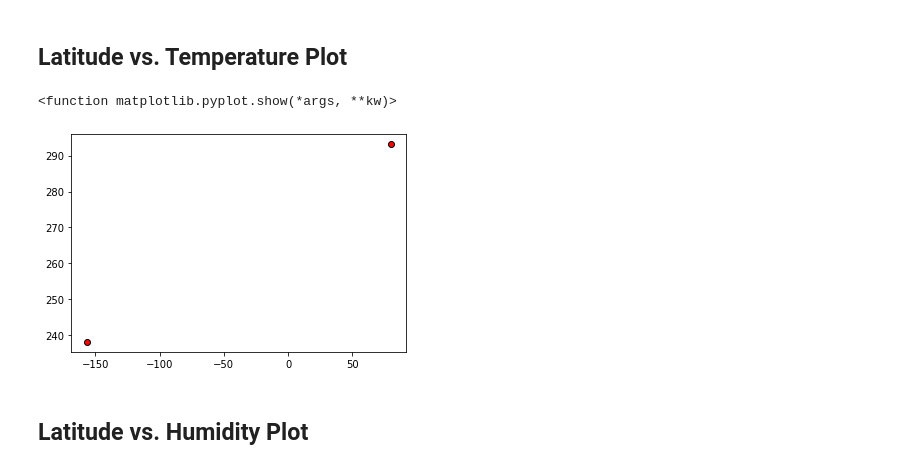
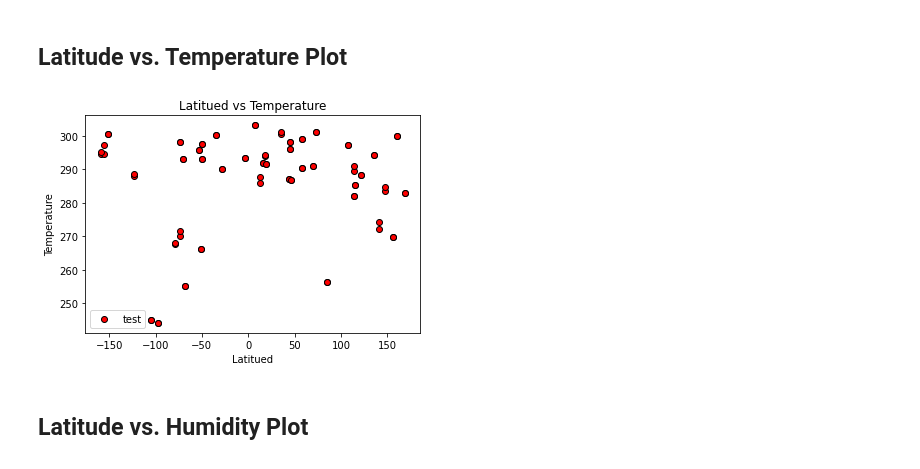
Before and after one commit to RachelFizel/Python-APIs, a Jupyter notebook: WeatherPy/WeatherPy.ipynb, the cells around one changed output. Drawn from its saved outputs; the diff is of its cells as text; code cells hidden in the pictures.

```diff
--- a/WeatherPy/WeatherPy.ipynb
+++ b/WeatherPy/WeatherPy.ipynb
@@ -46,18 +47,18 @@ cities = []
 ##? how did it know to get 612 cities when the commented out code is in use?
 
 # Create a set of random lat and lng combinations
-###lats = np.random.uniform(lat_range[0], lat_range[1], size=1500)
-###lngs = np.random.uniform(lng_range[0], lng_range[1], size=1500)
-###lat_lngs = zip(lats, lngs)
+lats = np.random.uniform(lat_range[0], lat_range[1], size=1500)
+lngs = np.random.uniform(lng_range[0], lng_range[1], size=1500)
+lat_lngs = zip(lats, lngs)
 
 # Identify nearest city for each lat, lng combination
-###for lat_lng in lat_lngs:
-    ###city = citipy.nearest_city(lat_lng[0], lat_lng[1]).city_name
+for lat_lng in lat_lngs:
+    city = citipy.nearest_city(lat_lng[0], lat_lng[1]).city_name
 #below is so I do not go over the rate limits
-cities = ['Kovūr','Mar del Plata','Barrow']
+#cities = ['Kovūr','Mar del Plata','Barrow']
     # If the city is unique, then add it to a our cities list
-    ###if city not in cities:
-    ###    cities.append(city)
+    if city not in cities:
+        cities.append(city)
 
 
 # Print the city count to confirm sufficient count
@@ -127,7 +154,7 @@ Skip this step if there are no cities that have humidity > 100%.
 humid_cities = []
 ####update to 100%
 #get a list of cities that have humidity < 100
-humid_cities = city_results.loc[city_results["Humidity"] > 68, "City Name"]
+humid_cities = city_results[city_results["Humidity"] > 100].index
 
 print(humid_cities)
 # %% [output]
@@ -150,0 +162,4 @@ clean_city_data
+# %%
+clean_city_data = city_results.drop(humid_cities,inplace = False)
+
+clean_city_data
@@ -157,14 +186,20 @@ clean_city_data
 # %%
 Latitude = clean_city_data["Latitude"]
 Temperature = clean_city_data["Temperature"]
+##? when to use plt.scatter and when to use df.plot?
 
+#using matplotlib
 plt.scatter(Latitude, Temperature, marker="o", facecolors="red", edgecolors="black")
-            #s=x_axis, alpha=0.75)
+plt.legend(["test"])
+plt.xlabel('Latitued')
+plt.ylabel('Temperature')
+plt.title(('Latitued vs Temperature'))
+#            #s=x_axis, alpha=0.75)
 
-plt.show
+
+plt.show()
 # %% [output]
-<function matplotlib.pyplot.show(*args, **kw)>
-[figure, old version]
+[figure, new version]
 # %% [markdown]
 ## Latitude vs. Humidity Plot
 # %%
```
Also changed, not shown: parts of 14 cells of this notebook, 1 other file.
